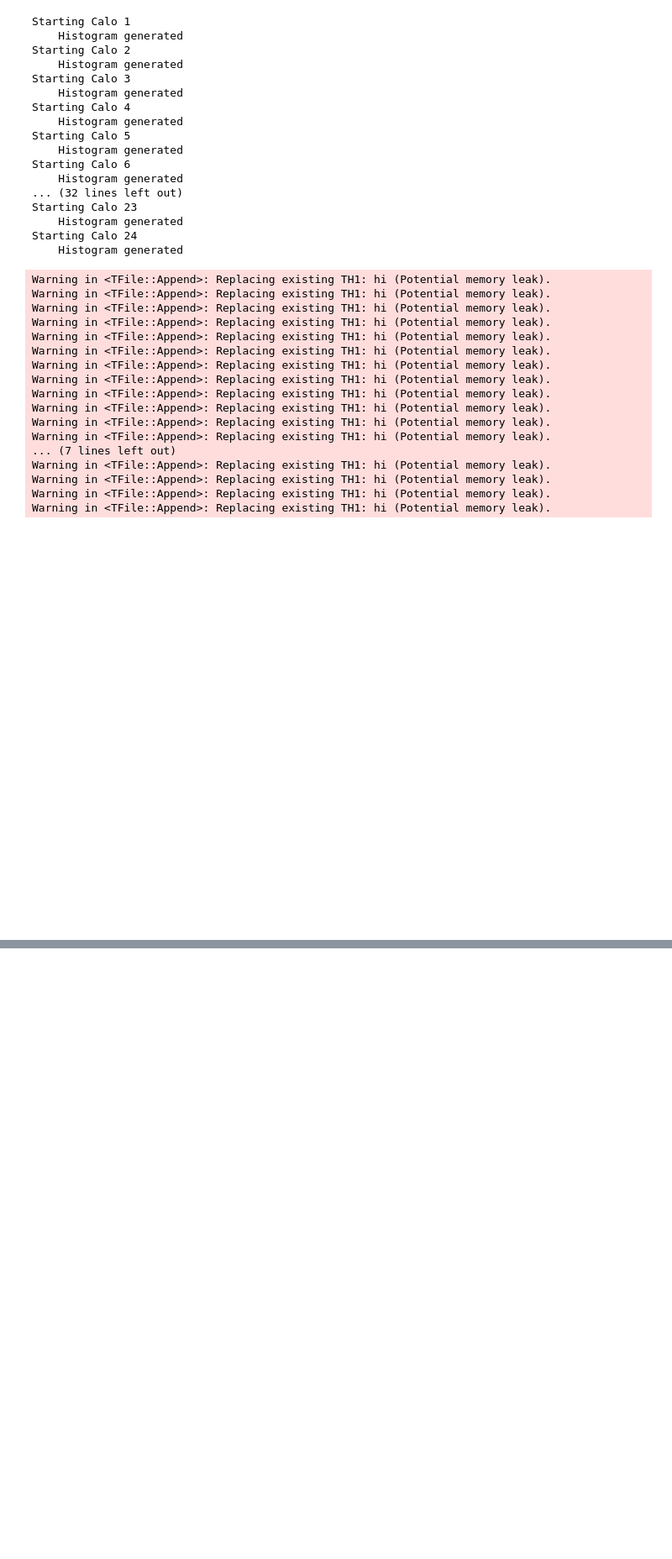
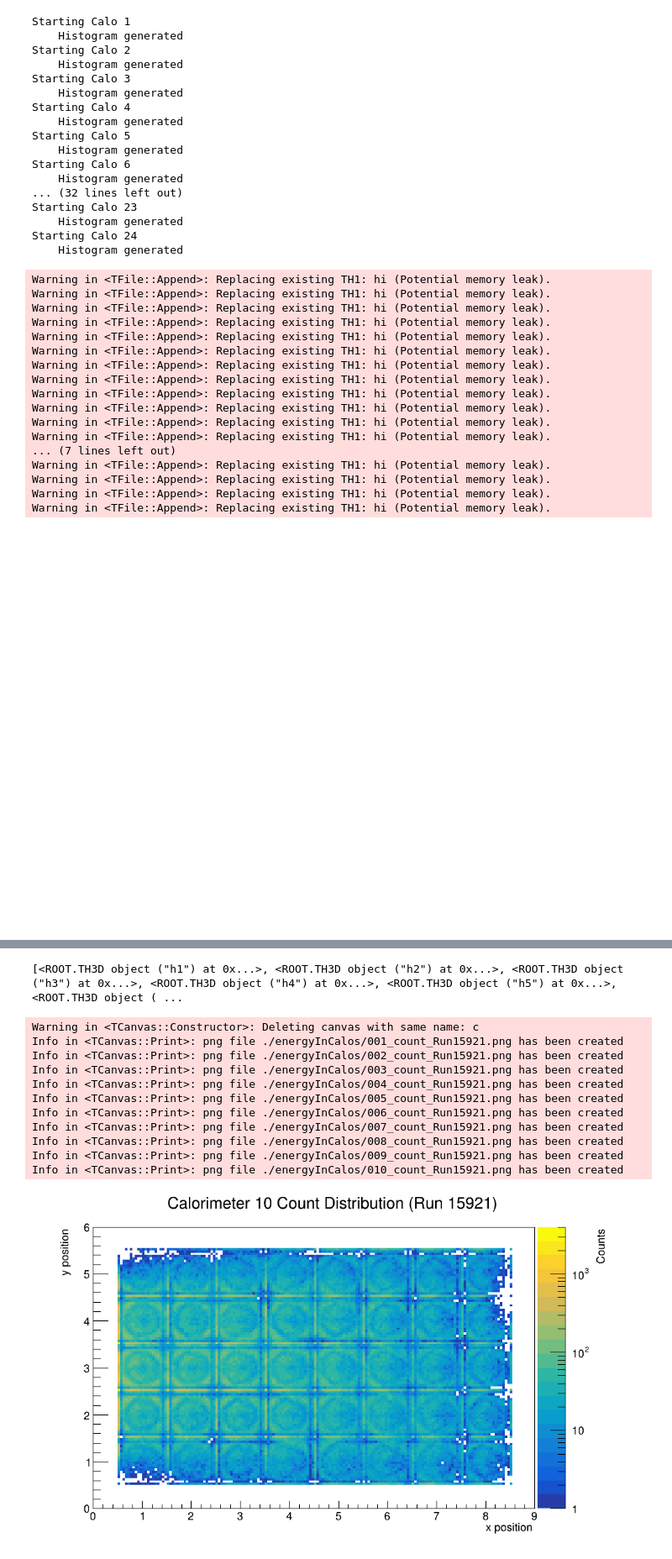
Before and after one commit to jlabounty/g-2, a Jupyter notebook: calorimeter/Calo2CountComparison_NoEnergyCut.ipynb, the cells around one changed output, grey strips where cells are left out. Shown: that part at 84% size. Saved outputs shown, nothing was run; the diff lists cells and outputs as text; code cells hidden in the pictures; blank space fills up the shorter version.

```diff
--- a/calorimeter/Calo2CountComparison_NoEnergyCut.ipynb
+++ b/calorimeter/Calo2CountComparison_NoEnergyCut.ipynb
@@ -153,0 +297,11 @@ fout.Close()
+# %%
+fout = r.TFile("./data/Calo2Projections_Run15921Only_Part2.root","RECREATE")
+fout.cd()
+fout.ls()
+for i, hist in enumerate(projectionVec):
+    print(hist)
+    histstring = "h"+str(i+1)
+    print(histstring)
+    hist.Write(histstring)
+fout.Write()
+fout.Close()
@@ -153,0 +326,36 @@ fout.Close()
+# %%
+print(projectionVec)
+meanVecX = []
+c = r.TCanvas("c","c",1000,600)
+
+for i in range(len(projectionVec)):
+#    ding = projectionVec[i].Project3DProfile("yz")
+    ding = projectionVec[i].Project3D("yz")
+#    ding.Rebin2D(2)
+    ding.GetZaxis().SetRangeUser(0,4000)
+    ding.SetTitle("Calorimeter "+str(i+1)+" Count Distribution (Run 15921)")
+    ding.GetXaxis().SetTitle("x position")
+    ding.GetYaxis().SetTitle("y position")
+#    ding.GetZaxis().SetTitle("Counts")
+    ding.GetZaxis().SetTitle("Counts")
+    ding.GetZaxis().SetNdivisions(555)
+    c.SetLogz()
+    c.SetRightMargin(0.18)
+    ding.Draw("COLZ")
+    c.Draw()
+    c.Print("./energyInCalos/"+str(int(i+1)).zfill(3)+"_count_Run15921.png" )
+    meanVecX.append((i+1,ding.GetMean(), ding.GetRMS()))
+# %% [output]
+[<ROOT.TH3D object ("h1") at 0x...>, <ROOT.TH3D object ("h2") at 0x...>, <ROOT.TH3D object ("h3") at 0x...>, <ROOT.TH3D object ("h4") at 0x...>, <ROOT.TH3D object ("h5") at 0x...>, <ROOT.TH3D object ( ...
+Warning in <TCanvas::Constructor>: Deleting canvas with same name: c
+Info in <TCanvas::Print>: png file ./energyInCalos/001_count_Run15921.png has been created
+Info in <TCanvas::Print>: png file ./energyInCalos/002_count_Run15921.png has been created
+Info in <TCanvas::Print>: png file ./energyInCalos/003_count_Run15921.png has been created
+Info in <TCanvas::Print>: png file ./energyInCalos/004_count_Run15921.png has been created
+Info in <TCanvas::Print>: png file ./energyInCalos/005_count_Run15921.png has been created
+Info in <TCanvas::Print>: png file ./energyInCalos/006_count_Run15921.png has been created
+Info in <TCanvas::Print>: png file ./energyInCalos/007_count_Run15921.png has been created
+Info in <TCanvas::Print>: png file ./energyInCalos/008_count_Run15921.png has been created
+Info in <TCanvas::Print>: png file ./energyInCalos/009_count_Run15921.png has been created
+Info in <TCanvas::Print>: png file ./energyInCalos/010_count_Run15921.png has been created
+[figure, added]
```
Also changed, not shown: parts of 6 cells of this notebook, 4 other files.
